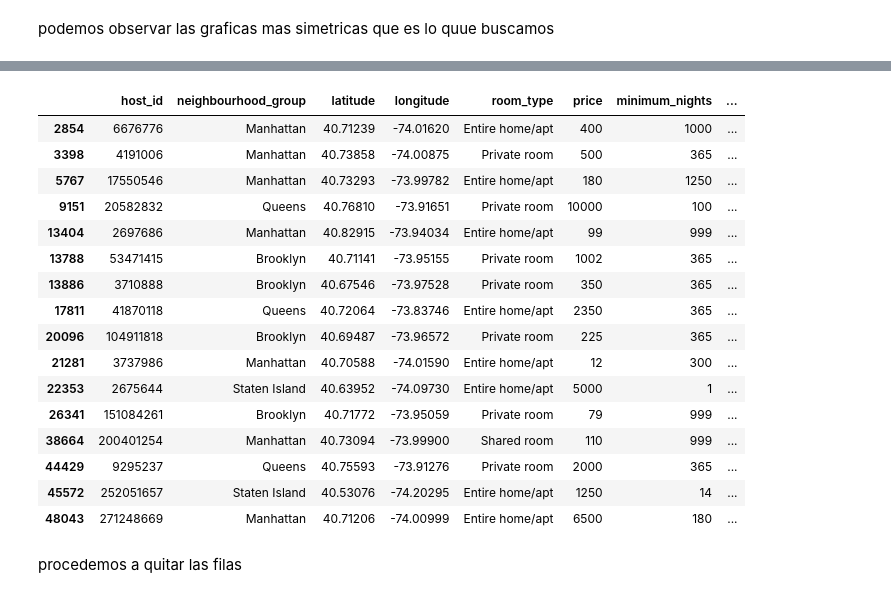
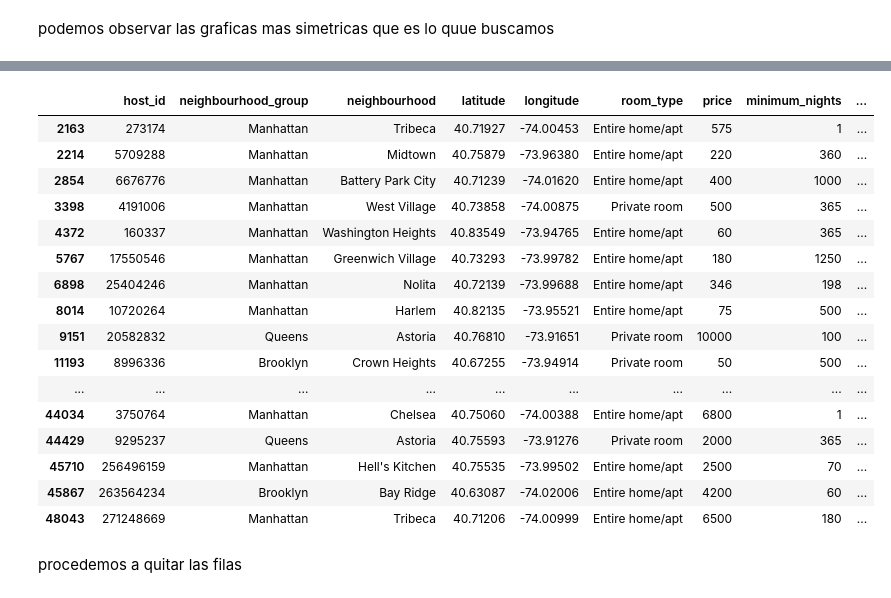
Before and after one commit to 4GeeksAcademy/machine-learning-joel, a Jupyter notebook: src/explore.ipynb, the cells around one changed output, grey strips where cells are left out. Drawn from its saved outputs; the diff is of its cells as text; code cells hidden in the pictures.

```diff
--- a/src/explore.ipynb
+++ b/src/explore.ipynb
@@ -156,8 +156,6 @@ neighbourhood_group: Podemos observar que en los barrios de Brooklyn y Manhattan
 neighbourhood: en este caso tenemos muchas opciones hay que revisar si es relevante hacer el modelo utilizando unicamente la columna neighbourhood_group
 
 room_type: podemos ver que no hay casi arbnb que sean cuartos compartidos seguramente sea la opcion menos demandada
-# %%
-data.drop('neighbourhood',axis=1,inplace=True)
 # %% [markdown]
 # Ahora pasamos a verificar la variable objetivo (precio):
 # %%
@@ -215,7 +213,7 @@ plt.show()
 # %% [markdown]
 podemos observar las graficas mas simetricas que es lo quue buscamos
 # %%
-X = pd.get_dummies(data.drop(['price', 'log_price'], axis=1),drop_first=True)
+X = data.drop(['price', 'log_price','neighbourhood_group','neighbourhood','room_type'], axis=1)
 X = X.astype(int)
 y = data['log_price']
 X = sm.add_constant(X)
@@ -231,24 +229,24 @@ plt.show()
 # %%
-indices= np.where(cooks_distance[0]>0.005)[0]
+indices= np.where(cooks_distance[0]>0.0010)[0]
 data.iloc[indices]
 # %% [output]
-|  | host_id | neighbourhood_group | latitude | longitude | room_type | price | minimum_nights | ... |
-| 2854 | 6676776 | Manhattan | 40.71239 | -74.01620 | Entire home/apt | 400 | 1000 | ... |
-| 3398 | 4191006 | Manhattan | 40.73858 | -74.00875 | Private room | 500 | 365 | ... |
-| 5767 | 17550546 | Manhattan | 40.73293 | -73.99782 | Entire home/apt | 180 | 1250 | ... |
-| 9151 | 20582832 | Queens | 40.76810 | -73.91651 | Private room | 10000 | 100 | ... |
-| 13404 | 2697686 | Manhattan | 40.82915 | -73.94034 | Entire home/apt | 99 | 999 | ... |
-| 13788 | 53471415 | Brooklyn | 40.71141 | -73.95155 | Private room | 1002 | 365 | ... |
-| 13886 | 3710888 | Brooklyn | 40.67546 | -73.97528 | Private room | 350 | 365 | ... |
-| 17811 | 41870118 | Queens | 40.72064 | -73.83746 | Entire home/apt | 2350 | 365 | ... |
-| 20096 | 104911818 | Brooklyn | 40.69487 | -73.96572 | Private room | 225 | 365 | ... |
-| 21281 | 3737986 | Manhattan | 40.70588 | -74.01590 | Entire home/apt | 12 | 300 | ... |
-| 22353 | 2675644 | Staten Island | 40.63952 | -74.09730 | Entire home/apt | 5000 | 1 | ... |
-| 26341 | 151084261 | Brooklyn | 40.71772 | -73.95059 | Private room | 79 | 999 | ... |
-| 38664 | 200401254 | Manhattan | 40.73094 | -73.99900 | Shared room | 110 | 999 | ... |
-| 44429 | 9295237 | Queens | 40.75593 | -73.91276 | Private room | 2000 | 365 | ... |
-| 45572 | 252051657 | Staten Island | 40.53076 | -74.20295 | Entire home/apt | 1250 | 14 | ... |
-| 48043 | 271248669 | Manhattan | 40.71206 | -74.00999 | Entire home/apt | 6500 | 180 | ... |
+|  | host_id | neighbourhood_group | neighbourhood | latitude | longitude | room_type | price | minimum_nights | ... |
+| 2163 | 273174 | Manhattan | Tribeca | 40.71927 | -74.00453 | Entire home/apt | 575 | 1 | ... |
+| 2214 | 5709288 | Manhattan | Midtown | 40.75879 | -73.96380 | Entire home/apt | 220 | 360 | ... |
+| 2854 | 6676776 | Manhattan | Battery Park City | 40.71239 | -74.01620 | Entire home/apt | 400 | 1000 | ... |
+| 3398 | 4191006 | Manhattan | West Village | 40.73858 | -74.00875 | Private room | 500 | 365 | ... |
+| 4372 | 160337 | Manhattan | Washington Heights | 40.83549 | -73.94765 | Entire home/apt | 60 | 365 | ... |
+| 5767 | 17550546 | Manhattan | Greenwich Village | 40.73293 | -73.99782 | Entire home/apt | 180 | 1250 | ... |
+| 6898 | 25404246 | Manhattan | Nolita | 40.72139 | -73.99688 | Entire home/apt | 346 | 198 | ... |
+| 8014 | 10720264 | Manhattan | Harlem | 40.82135 | -73.95521 | Entire home/apt | 75 | 500 | ... |
+| 9151 | 20582832 | Queens | Astoria | 40.76810 | -73.91651 | Private room | 10000 | 100 | ... |
+| 11193 | 8996336 | Brooklyn | Crown Heights | 40.67255 | -73.94914 | Private room | 50 | 500 | ... |
+| ... | ... | ... | ... | ... | ... | ... | ... | ... | ... |
+| 44034 | 3750764 | Manhattan | Chelsea | 40.75060 | -74.00388 | Entire home/apt | 6800 | 1 | ... |
+| 44429 | 9295237 | Queens | Astoria | 40.75593 | -73.91276 | Private room | 2000 | 365 | ... |
+| 45710 | 256496159 | Manhattan | Hell's Kitchen | 40.75535 | -73.99502 | Entire home/apt | 2500 | 70 | ... |
+| 45867 | 263564234 | Brooklyn | Bay Ridge | 40.63087 | -74.02006 | Entire home/apt | 4200 | 60 | ... |
+| 48043 | 271248669 | Manhattan | Tribeca | 40.71206 | -74.00999 | Entire home/apt | 6500 | 180 | ... |
 # %% [markdown]
 procedemos a quitar las filas
 # %%
```
Also changed, not shown: parts of 10 cells of this notebook.
